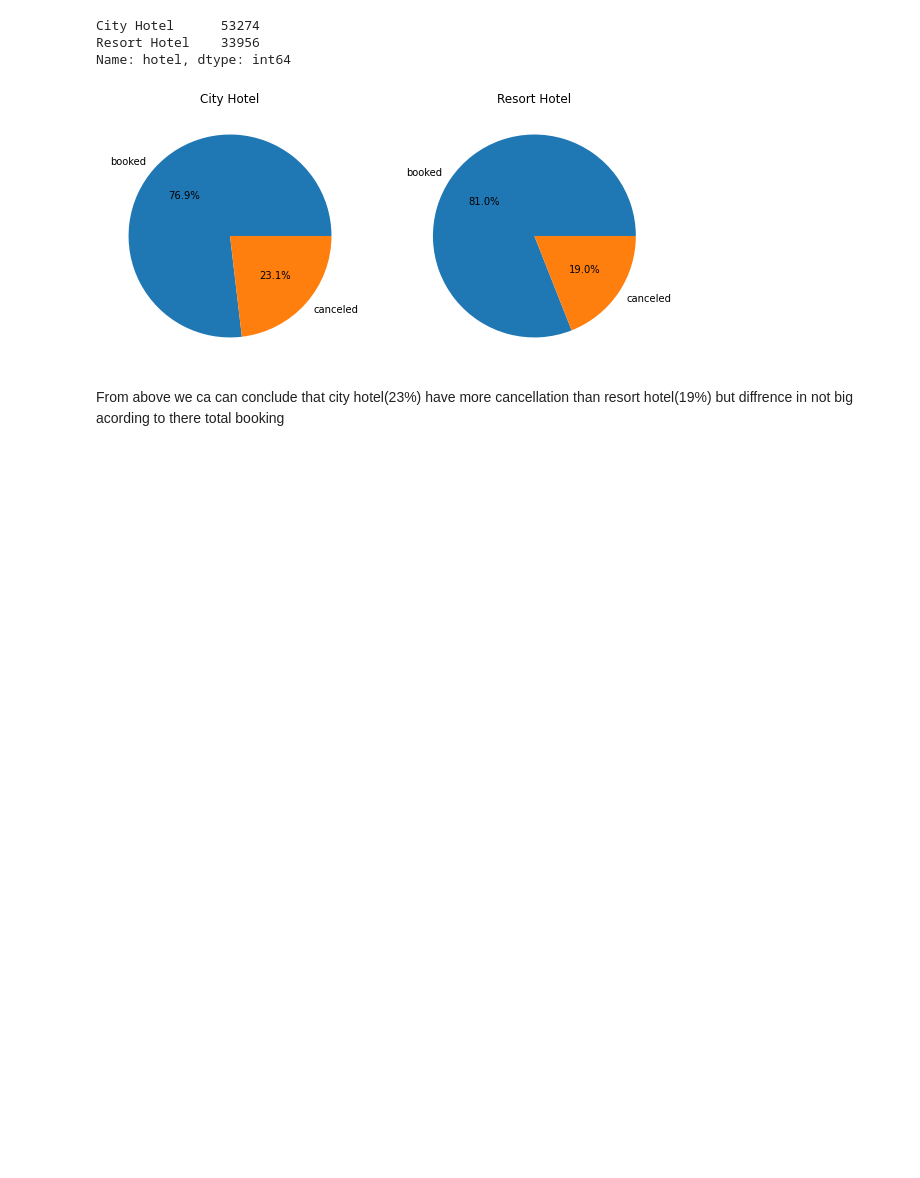
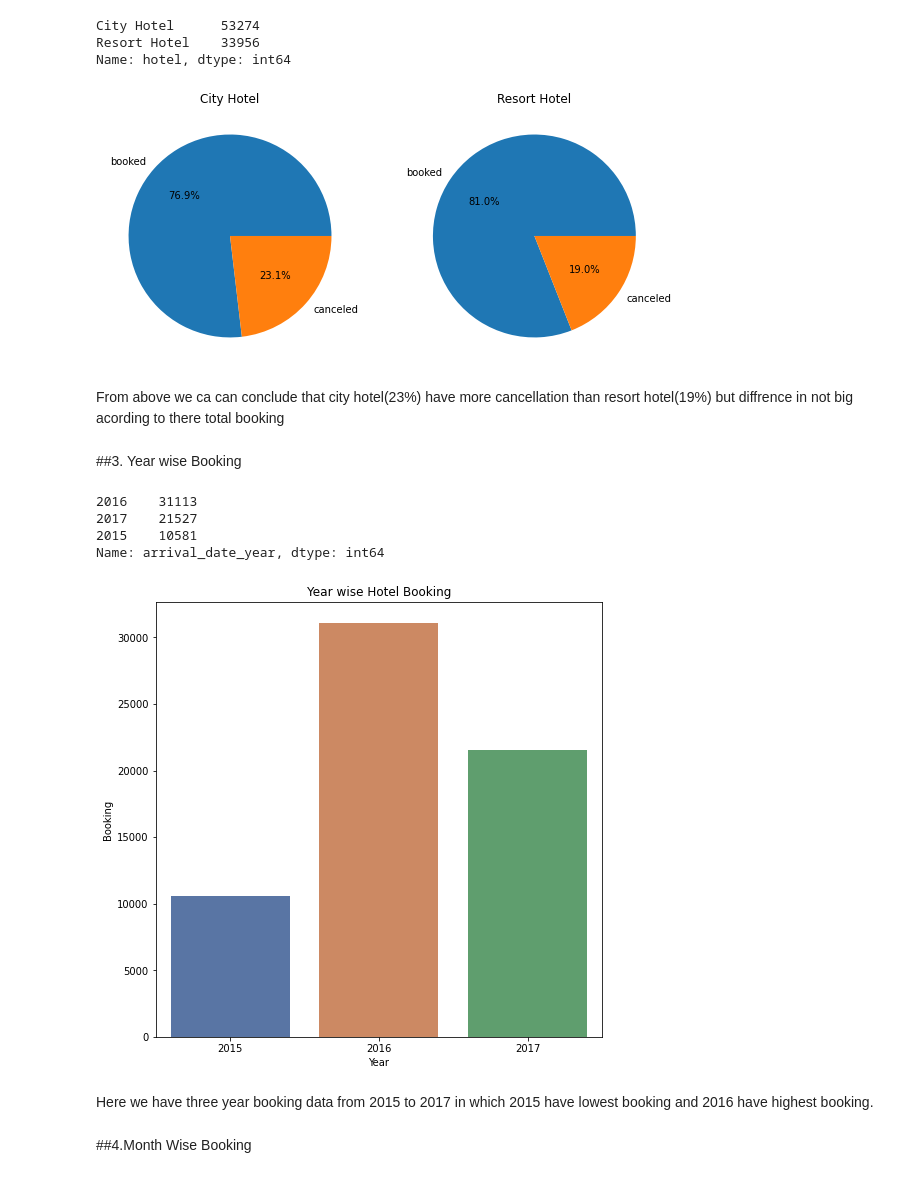
Before and after one commit to rafiddeshmukh/EDA-Hotel_Booking, a Jupyter notebook: Hotel_Booking_Analysis_Capstone_Project.ipynb, the cells around one changed output. Cells and saved outputs as stored; diff of their text form; code cells hidden in the pictures; blank space fills up the shorter version.

```diff
--- a/Hotel_Booking_Analysis_Capstone_Project.ipynb
+++ b/Hotel_Booking_Analysis_Capstone_Project.ipynb
@@ -291,3 +323,33 @@ From above we ca can conclude that city hotel(23%) have more cancellation than r
 # %%
 #cancelled booking removed
 df_new=df[df['is_canceled']==0]
+# %% [markdown]
+##3. Year wise Booking
+# %%
+#checking number of booking year wise
+df_new['arrival_date_year'].value_counts()
+# %% [output]
+2016    31113
+2017    21527
+2015    10581
+Name: arrival_date_year, dtype: int64
+# %%
+#setting figure size
+plt.figure(figsize=(8,8))
+
+#Ploting countplot for year wise booking
+sns.countplot(x=df_new['arrival_date_year'], palette='deep')
+
+#setting labels for x and y and set title for countplot
+plt.xlabel('Year')
+plt.ylabel('Booking')
+plt.title("Year wise Hotel Booking")
+
+#display the plot
+plt.show()
+# %% [output]
+[figure, added]
+# %% [markdown]
+Here we have three year booking data from 2015 to 2017 in which 2015 have lowest booking and 2016 have highest booking.
+# %% [markdown]
+##4.Month Wise Booking
```
Also changed, not shown: parts of 46 cells of this notebook.
